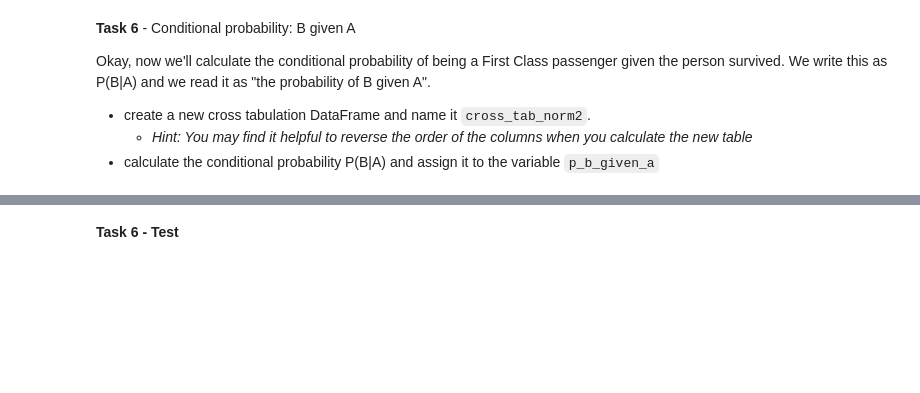
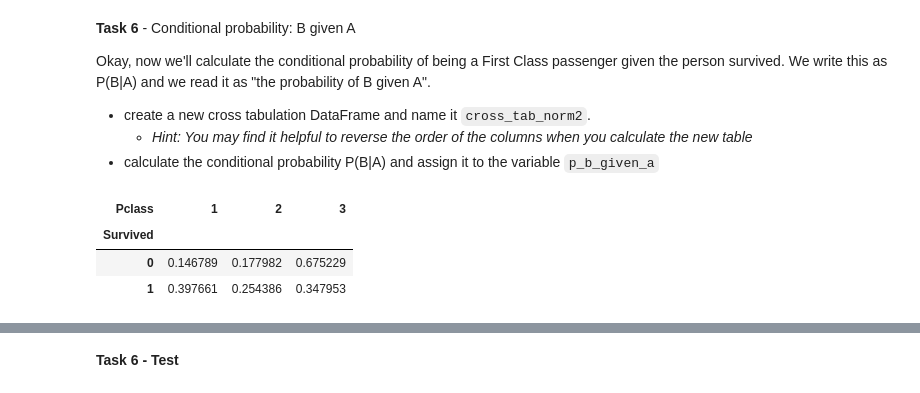
Before and after one commit to sikoh/DS-Statistics, a Jupyter notebook: Bayesian-Inference/DS_BayesianInference_Homework.ipynb, the cells around one changed output, grey strips where cells are left out. Saved outputs shown, nothing was run; the diff lists cells and outputs as text; code cells hidden in the pictures; blank space fills up the shorter version.

```diff
--- a/Bayesian-Inference/DS_BayesianInference_Homework.ipynb
+++ b/Bayesian-Inference/DS_BayesianInference_Homework.ipynb
@@ -182,3 +204,16 @@ Okay, now we'll calculate the conditional probability of being a First Class pas
 * create a new cross tabulation DataFrame and name it `cross_tab_norm2`.
     * *Hint: You may find it helpful to reverse the order of the columns when you calculate the new table*
 * calculate the conditional probability P(B|A) and assign it to the variable `p_b_given_a`
+# %%
+from pandas.core.reshape.pivot import crosstab
+# Task 6
+
+# YOUR CODE HERE
+#raise NotImplementedError()
+cross_tab_norm2 = pd.crosstab(df['Survived'],df['Pclass'], normalize='index')
+cross_tab_norm2
+# %% [output]
+| Pclass | 1 | 2 | 3 |
+| Survived |  |  |  |
+| 0 | 0.146789 | 0.177982 | 0.675229 |
+| 1 | 0.397661 | 0.254386 | 0.347953 |
```
Also changed, not shown: parts of 11 cells of this notebook.
